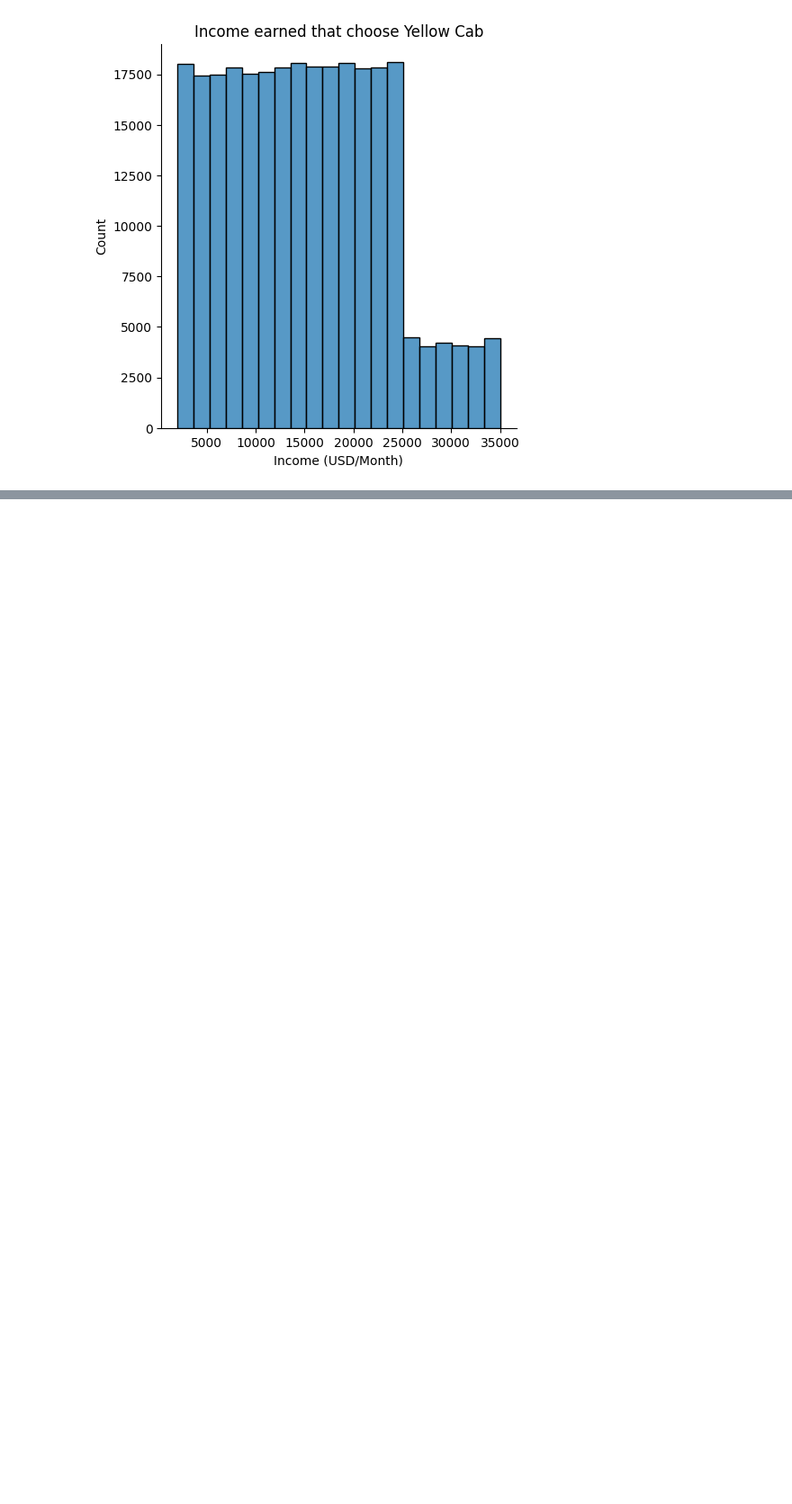
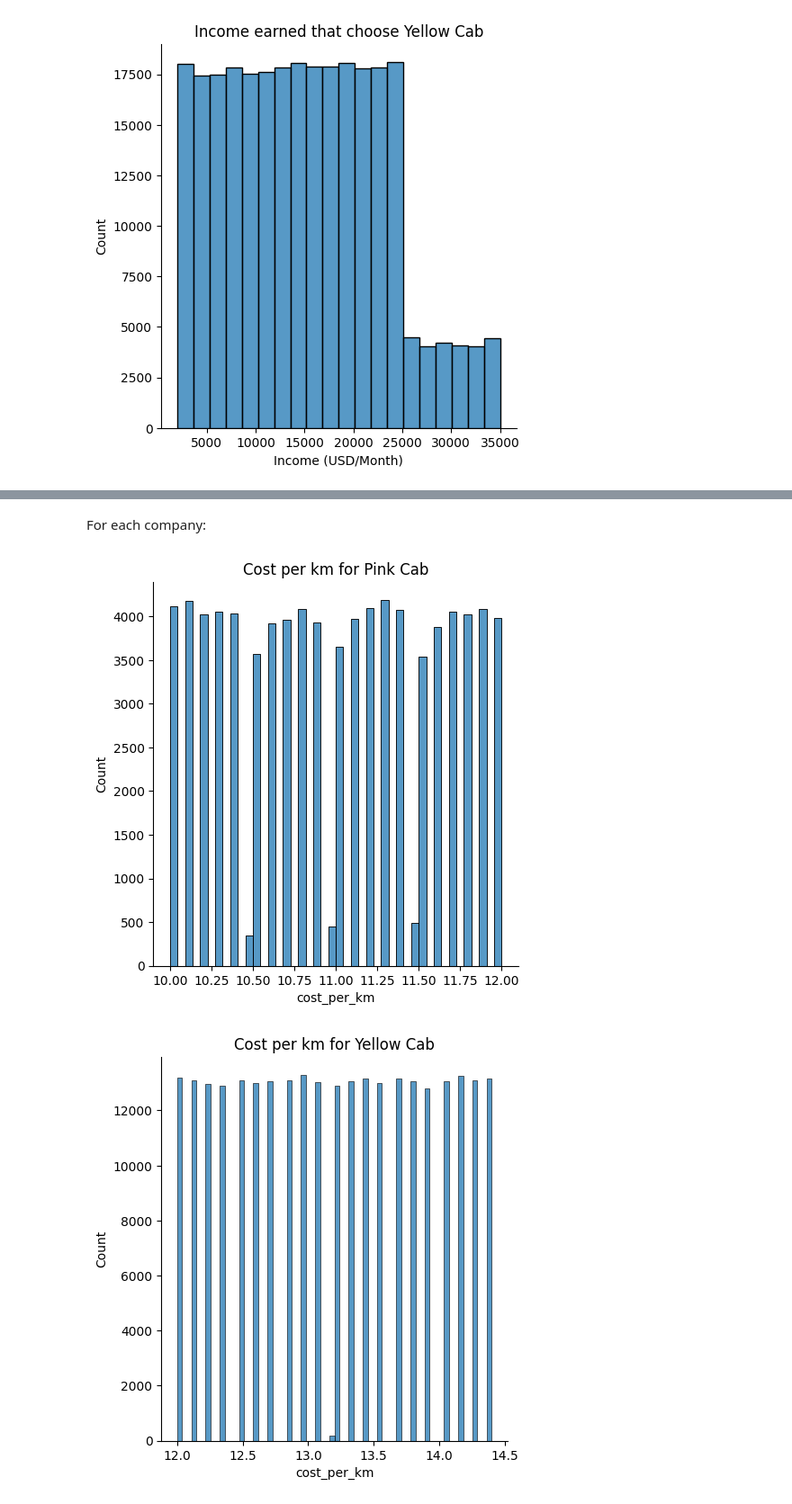
Before and after one commit to Wabinab/DataSets, a Jupyter notebook: discovery2.ipynb, the cells around one changed output, grey strips where cells are left out. Shown: that part at 90% size. Saved outputs shown, nothing was run; the diff lists cells and outputs as text; code cells hidden in the pictures; blank space fills up the shorter version.

```diff
--- a/discovery2.ipynb
+++ b/discovery2.ipynb
@@ -287,0 +410,10 @@ for company, data in cab_tran_cus.groupby("Company")["Income (USD/Month)"]:
+# %% [markdown]
+For each company:
+# %%
+for title, data in cab_tran_cus.groupby("Company")["cost_per_km"]:
+    sns.displot(x=data)
+    plt.title(f"Cost per km for {title}")
+    plt.show()
+# %% [output]
+[figure, added]
+[figure, added]
```
Also changed, not shown: parts of 28 cells of this notebook, 12 other files.
